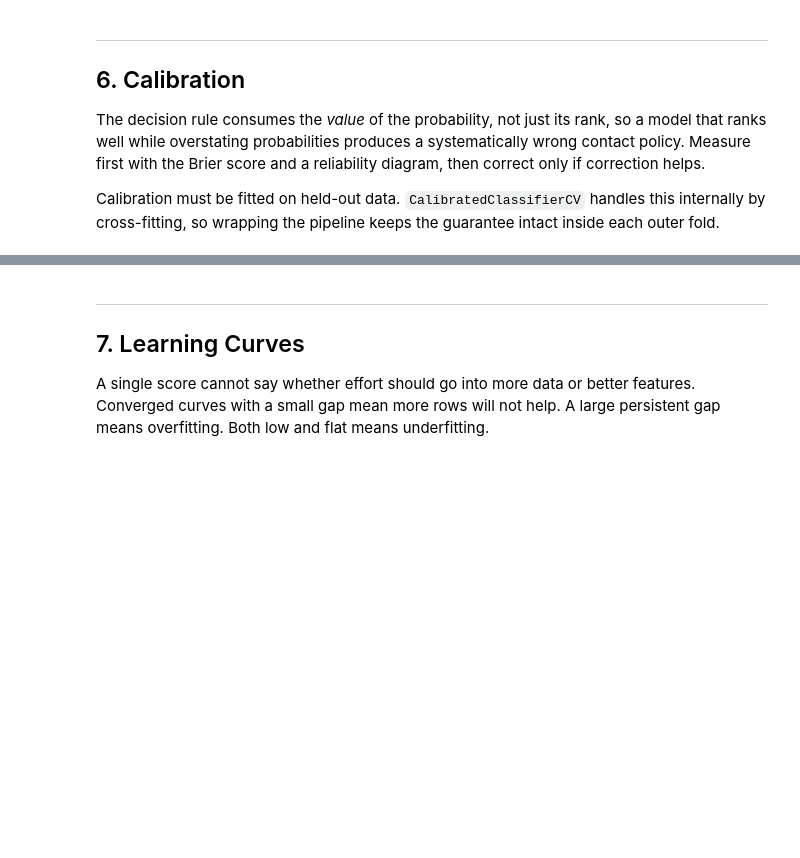
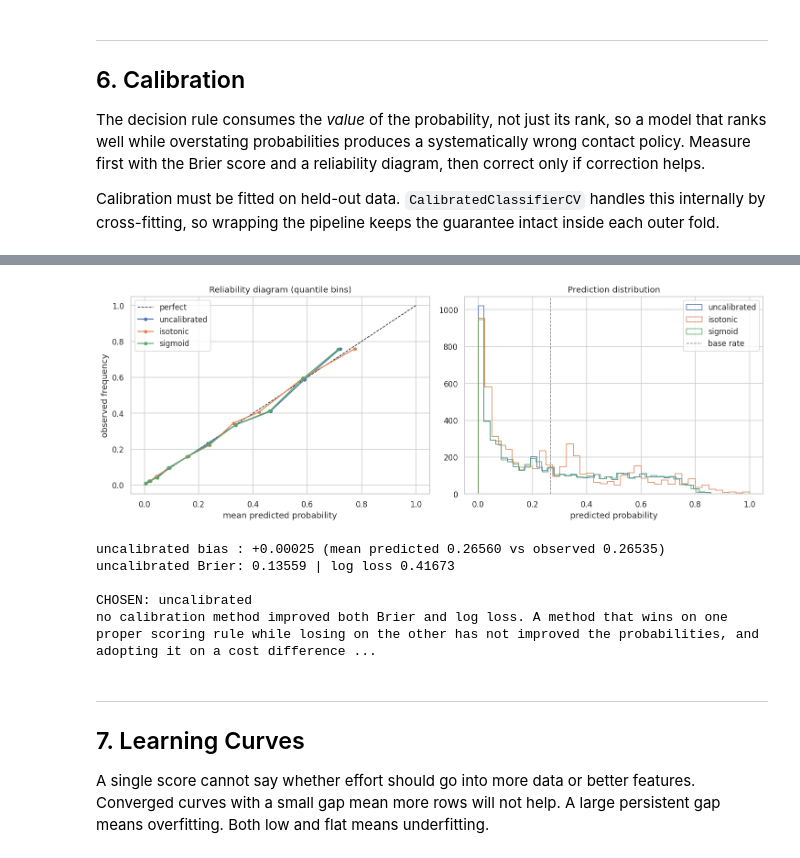
Before and after one commit to rbennum/telco-churn, a Jupyter notebook: notebooks/04_model/04_model.ipynb, the cells around one changed output, grey strips where cells are left out. Drawn from its saved outputs; the diff is of its cells as text; code cells hidden in the pictures; blank space fills up the shorter version.

Commit message:
init: 05 evaluation notebook

```diff
--- a/notebooks/04_model/04_model.ipynb
+++ b/notebooks/04_model/04_model.ipynb
@@ -293,7 +349,9 @@ SEARCH_SPACES = {
     "logistic": {
         "model__C": loguniform(1e-3, 1e2),
         "model__penalty": ["l1", "l2"],
-        "model__solver": ["liblinear", "saga"],
+        # saga is omitted deliberately: on this sample size it converges slowly
+        # and dominated search time without changing which model was selected.
+        "model__solver": ["liblinear"],
     },
     "random_forest": {
         "model__n_estimators": randint(200, 600),
@@ -317,7 +375,17 @@ SEARCH_SPACES = {
     },
 }
 
-N_ITER = 25
+# Runtime knob. Nested CV costs roughly the product of both loops, making this
+# the single biggest lever on how long this notebook takes.
+#   True  — quick pass, enough to see the shape of the result
+#   False — the numbers you report
+FAST_MODE = False
+
+N_ITER = 10 if FAST_MODE else 25
 INNER = StratifiedKFold(n_splits=3, shuffle=True, random_state=RANDOM_SEED)
-print(f"n_iter={N_ITER}, inner folds=3, outer folds=5")
-print(f"fits per model: {N_ITER} x 3 x 5 = {N_ITER * 15}")
+
+print(f"FAST_MODE = {FAST_MODE} | n_iter={N_ITER}, inner=3, outer=5")
+print(f"fits per tuned model: {N_ITER} x 3 x 5 = {N_ITER * 15} nested"
+      f" + {N_ITER * 5} flat")
+print("\nIf this runs long, reduce N_ITER before touching fold counts — the folds")
+print("are what make the estimate trustworthy, the search iterations are not.")
@@ -488,28 +639,61 @@ print("contact list under any threshold rule.")
 # %%
 fig, axes = plt.subplots(1, 2, figsize=(13.5, 5))
 
 axes[0].plot([0, 1], [0, 1], "k--", lw=1, label="perfect")
 for name, proba in oof_proba.items():
     frac, mean_pred = calibration_curve(y, proba, n_bins=10, strategy="quantile")
     axes[0].plot(mean_pred, frac, marker="o", ms=4, label=name)
 axes[0].set_xlabel("mean predicted probability")
 axes[0].set_ylabel("observed frequency")
 axes[0].set_title("Reliability diagram (quantile bins)")
 axes[0].legend()
 
 for name, proba in oof_proba.items():
     axes[1].hist(proba, bins=40, histtype="step", lw=1.5, label=name)
 axes[1].axvline(y.mean(), color="grey", ls="--", lw=1, label="base rate")
 axes[1].set_xlabel("predicted probability")
 axes[1].set_title("Prediction distribution")
 axes[1].legend()
 
 plt.tight_layout(); plt.show()
 
-CALIBRATION = calib.sort_values("cost").iloc[0]["variant"]
-print(f"Lowest expected cost: {CALIBRATION}")
-print("\nIf calibration does not reduce cost, say so and skip it. An unnecessary")
-print("wrapper is another moving part between the notebook and production.")
+# Judge calibration on what calibration is FOR: probability quality, measured by
+# proper scoring rules. Ranking by expected cost here would again be selecting on
+# validation noise, and cost is the wrong instrument besides — it responds to the
+# threshold as much as to the probabilities.
+base = calib.set_index("variant").loc["uncalibrated"]
+comp = calib.set_index("variant").drop(index="uncalibrated")
+
+improved = comp[(comp["brier"] < base["brier"]) & (comp["log_loss"] < base["log_loss"])]
+
+print(f"uncalibrated bias : {base['bias']:+.5f} "
+      f"(mean predicted {base['mean_pred']:.5f} vs observed {base['observed_rate']:.5f})")
+print(f"uncalibrated Brier: {base['brier']:.5f} | log loss {base['log_loss']:.5f}\n")
+
+if len(improved):
+    CALIBRATION = improved.sort_values("brier").index[0]
+    calibration_reason = (
+        f"{CALIBRATION} improves BOTH Brier and log loss against uncalibrated."
+    )
+else:
+    CALIBRATION = "uncalibrated"
+    calibration_reason = (
+        "no calibration method improved both Brier and log loss. A method that wins "
+        "on one proper scoring rule while losing on the other has not improved the "
+        "probabilities, and adopting it on a cost difference smaller than fold noise "
+        "would be selecting on validation noise. Skipped, which also removes a moving "
+        "part between this notebook and production."
+    )
+
+print(f"CHOSEN: {CALIBRATION}")
+print(calibration_reason)
+# %% [output]
+[figure, added]
+uncalibrated bias : +0.00025 (mean predicted 0.26560 vs observed 0.26535)
+uncalibrated Brier: 0.13559 | log loss 0.41673
+
+CHOSEN: uncalibrated
+no calibration method improved both Brier and log loss. A method that wins on one proper scoring rule while losing on the other has not improved the probabilities, and adopting it on a cost difference ...
 # %% [markdown]
 ---
 
```
Also changed, not shown: parts of 21 cells of this notebook, 2 other files.
